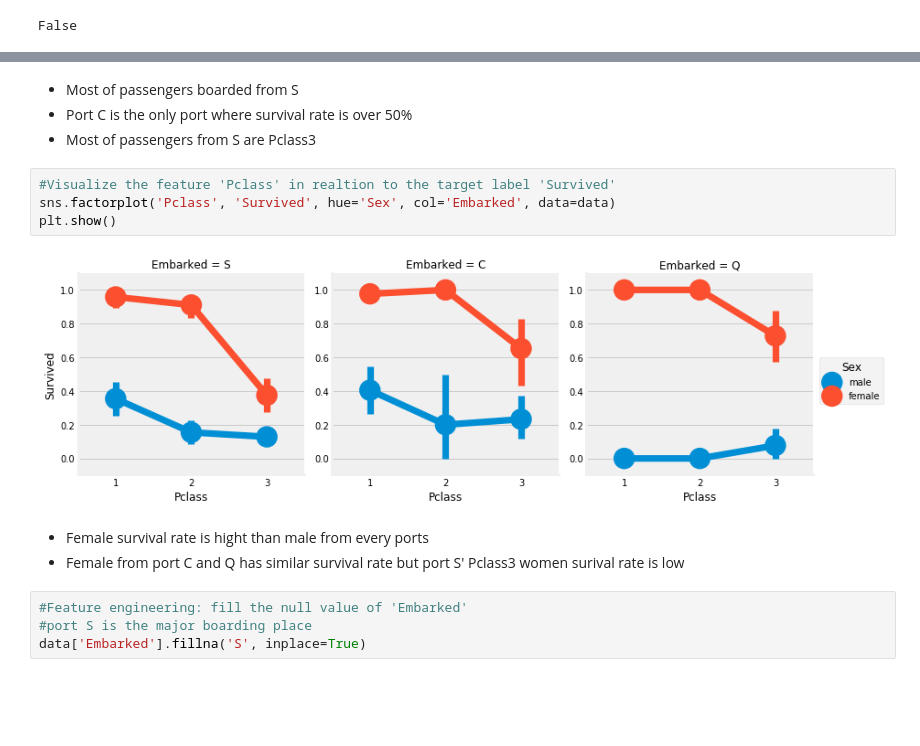
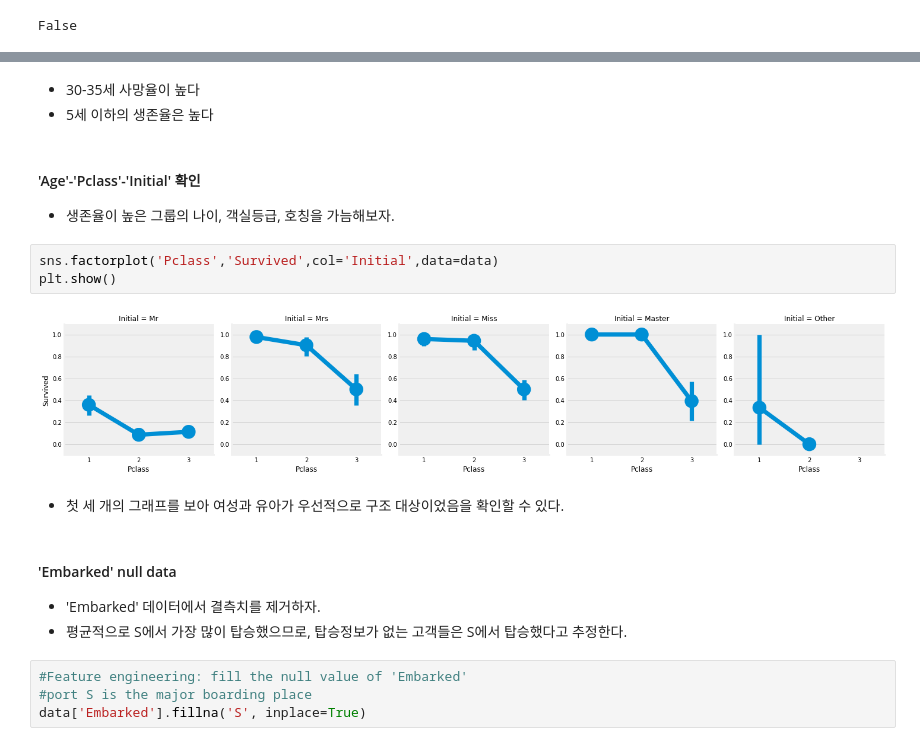
Before and after one commit to jhlee0637/Kaggle-Code-Replication, a Jupyter notebook: titanic-02.ipynb, the cells around one changed output, grey strips where cells are left out. Drawn from its saved outputs; the diff is of its cells as text; blank space fills up the shorter version.

```diff
--- a/titanic-02.ipynb
+++ b/titanic-02.ipynb
@@ -279,16 +528,20 @@ plt.show()
-# %% [markdown]
-- Most of passengers boarded from S
-- Port C is the only port where survival rate is over 50%
-- Most of passengers from S are Pclass3
+# %% [markdown]
+- 30-35세 사망율이 높다
+- 5세 이하의 생존율은 높다
+# %% [markdown]
+#### 'Age'-'Pclass'-'Initial' 확인
+- 생존율이 높은 그룹의 나이, 객실등급, 호칭을 가늠해보자.
 # %%
-#Visualize the feature 'Pclass' in realtion to the target label 'Survived'
-sns.factorplot('Pclass', 'Survived', hue='Sex', col='Embarked', data=data)
+sns.factorplot('Pclass','Survived',col='Initial',data=data)
 plt.show()
 # %% [output]
-[figure, old version]
+[figure, new version]
-# %% [markdown]
-- Female survival rate is hight than male from every ports
-- Female from port C and Q has similar survival rate but port S' Pclass3 women surival rate is low
+# %% [markdown]
+- 첫 세 개의 그래프를 보아 여성과 유아가 우선적으로 구조 대상이었음을 확인할 수 있다.
+# %% [markdown]
+#### 'Embarked' null data
+- 'Embarked' 데이터에서 결측치를 제거하자.
+- 평균적으로 S에서 가장 많이 탑승했으므로, 탑승정보가 없는 고객들은 S에서 탑승했다고 추정한다.
 # %%
 #Feature engineering: fill the null value of 'Embarked'
 #port S is the major boarding place
```
Also changed, not shown: parts of 110 cells of this notebook.
